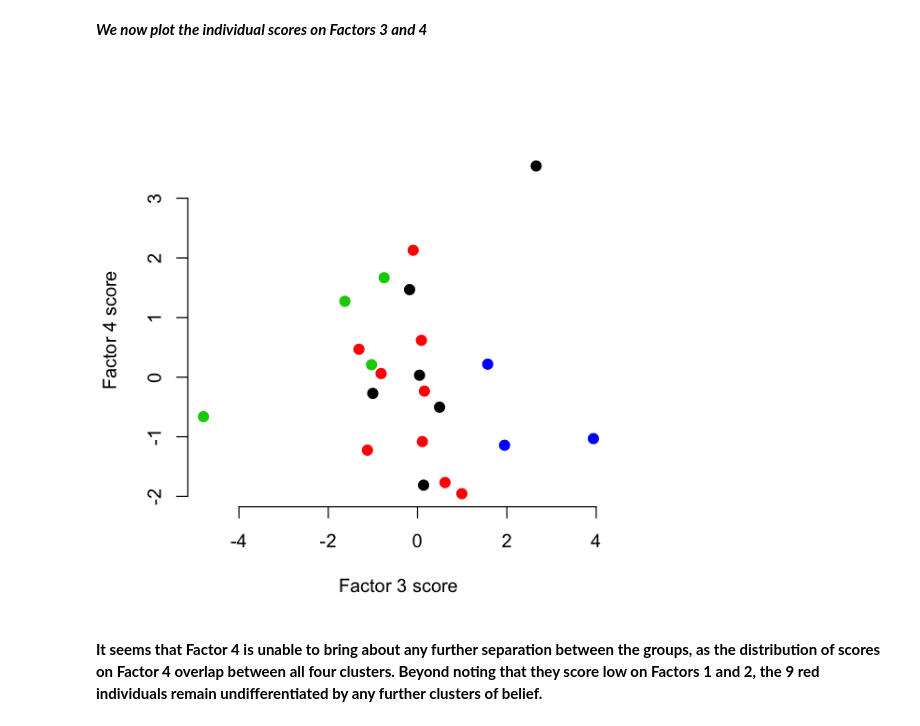
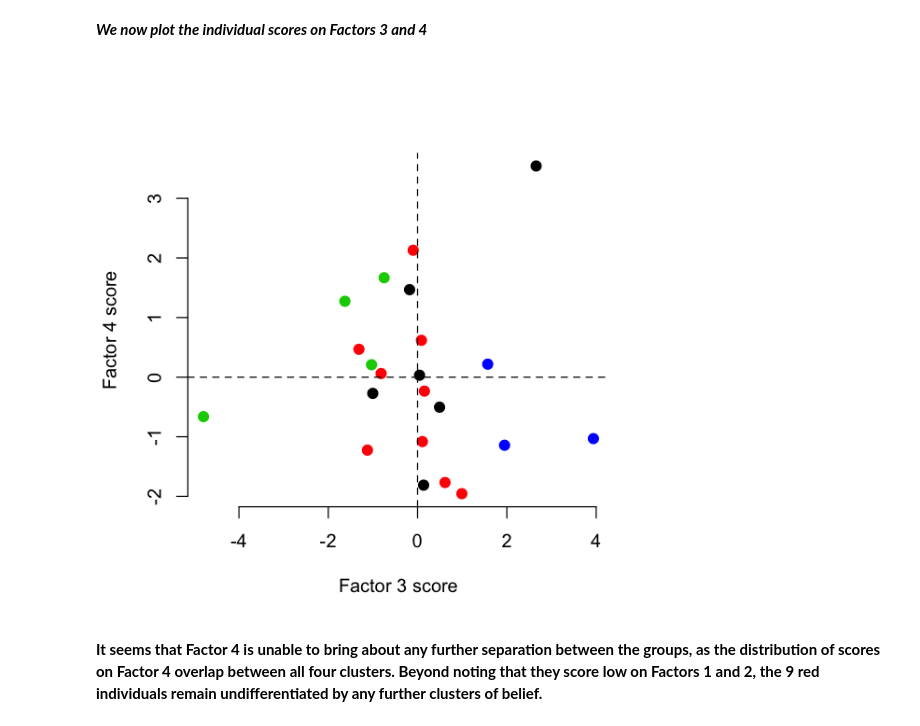
Before and after one commit to claussian/core-beliefs, a Jupyter notebook: Core beliefs questionnaire factor analysis.ipynb, the cells around one changed output. Cells and saved outputs as stored; diff of their text form; code cells hidden in the pictures.

```diff
--- a/Core beliefs questionnaire factor analysis.ipynb
+++ b/Core beliefs questionnaire factor analysis.ipynb
@@ -148,9 +150,10 @@ plot(bpc$scores[,2],bpc$scores[,3],col=p$clustering,pch=19,bty='n',cex=1.2,
 # %%
 options(repr.plot.width=5, repr.plot.height=5)
 plot(bpc$scores[,3],bpc$scores[,4],col=p$clustering,pch=19,bty='n',cex=1.2,
     xlab='Factor 3 score', ylab='Factor 4 score')
+abline(v=0,h=0,lty=2)
 # %% [output]
-[figure, old version]
+[figure, new version]
 # %% [markdown]
 **It seems that Factor 4 is unable to bring about any further separation between the groups, as the distribution of scores on Factor 4 overlap between all four clusters. Beyond noting that they score low on Factors 1 and 2, the 9 red individuals remain undifferentiated by any further clusters of belief.**
 # %% [markdown]
```
Also changed, not shown: parts of 2 cells of this notebook.
